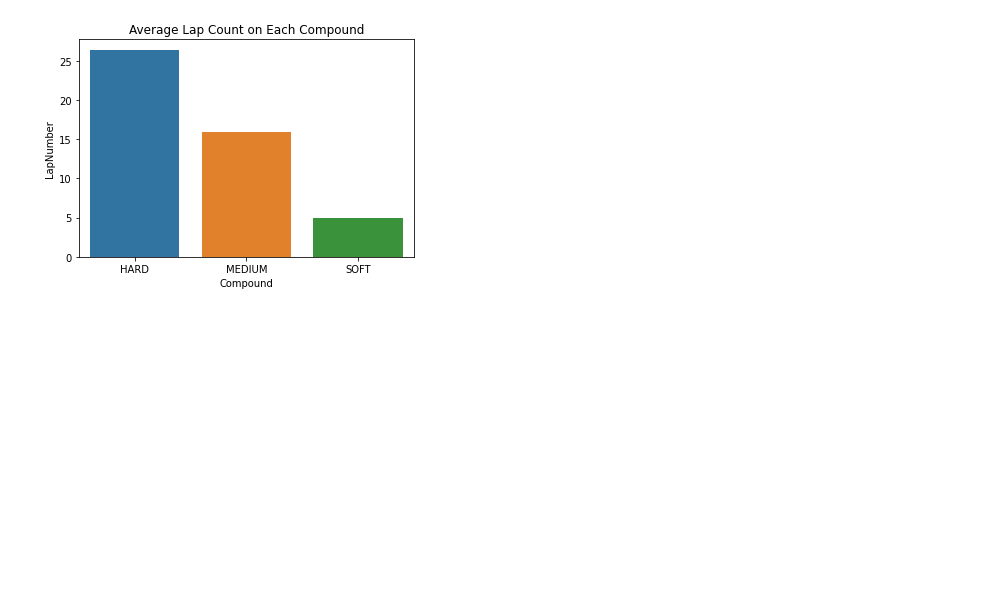
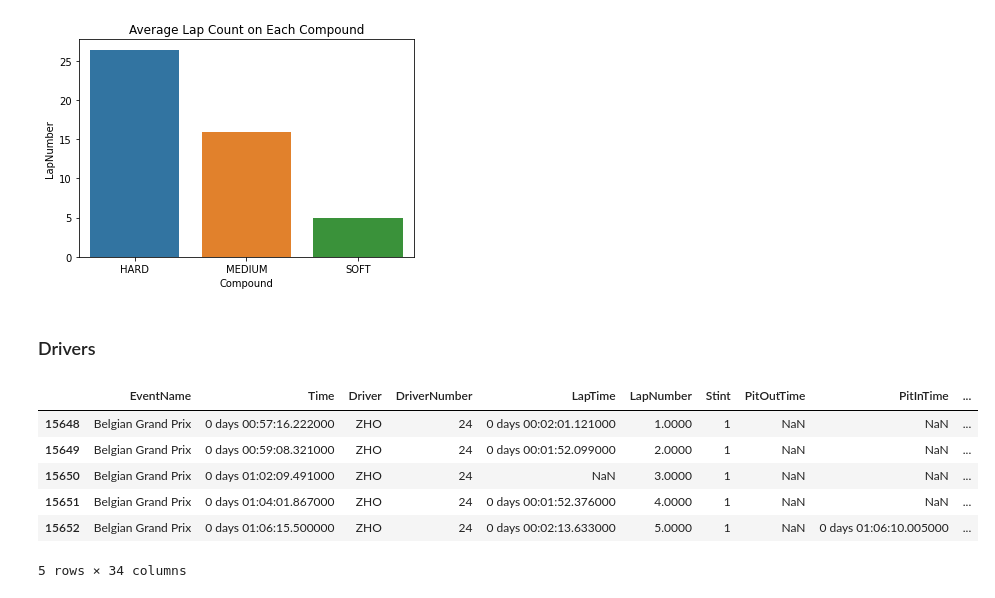
Before and after one commit to MyNameIsCalvinDavis/Data-Science, a Jupyter notebook: F1/F1.ipynb, the cells around one changed output. Drawn from its saved outputs; the diff is of its cells as text; code cells hidden in the pictures; blank space fills up the shorter version.

```diff
--- a/F1/F1.ipynb
+++ b/F1/F1.ipynb
@@ -1095,3 +1096,15 @@ g.set_title("Average Lap Count on Each Compound")
 # %% [output]
 Text(0.5, 1.0, 'Average Lap Count on Each Compound')
 [figure]
+# %% [markdown]
+### Drivers
+# %%
+laps[laps["Driver"] == "ZHO"][laps["EventName"] == race]
+# %% [output]
+|  | EventName | Time | Driver | DriverNumber | LapTime | LapNumber | Stint | PitOutTime | PitInTime | ... |
+| 15648 | Belgian Grand Prix | 0 days 00:57:16.222000 | ZHO | 24 | 0 days 00:02:01.121000 | 1.0000 | 1 | NaN | NaN | ... |
+| 15649 | Belgian Grand Prix | 0 days 00:59:08.321000 | ZHO | 24 | 0 days 00:01:52.099000 | 2.0000 | 1 | NaN | NaN | ... |
+| 15650 | Belgian Grand Prix | 0 days 01:02:09.491000 | ZHO | 24 | NaN | 3.0000 | 1 | NaN | NaN | ... |
+| 15651 | Belgian Grand Prix | 0 days 01:04:01.867000 | ZHO | 24 | 0 days 00:01:52.376000 | 4.0000 | 1 | NaN | NaN | ... |
+| 15652 | Belgian Grand Prix | 0 days 01:06:15.500000 | ZHO | 24 | 0 days 00:02:13.633000 | 5.0000 | 1 | NaN | 0 days 01:06:10.005000 | ... |
+5 rows × 34 columns
```
Also changed, not shown: parts of 5 cells of this notebook.
